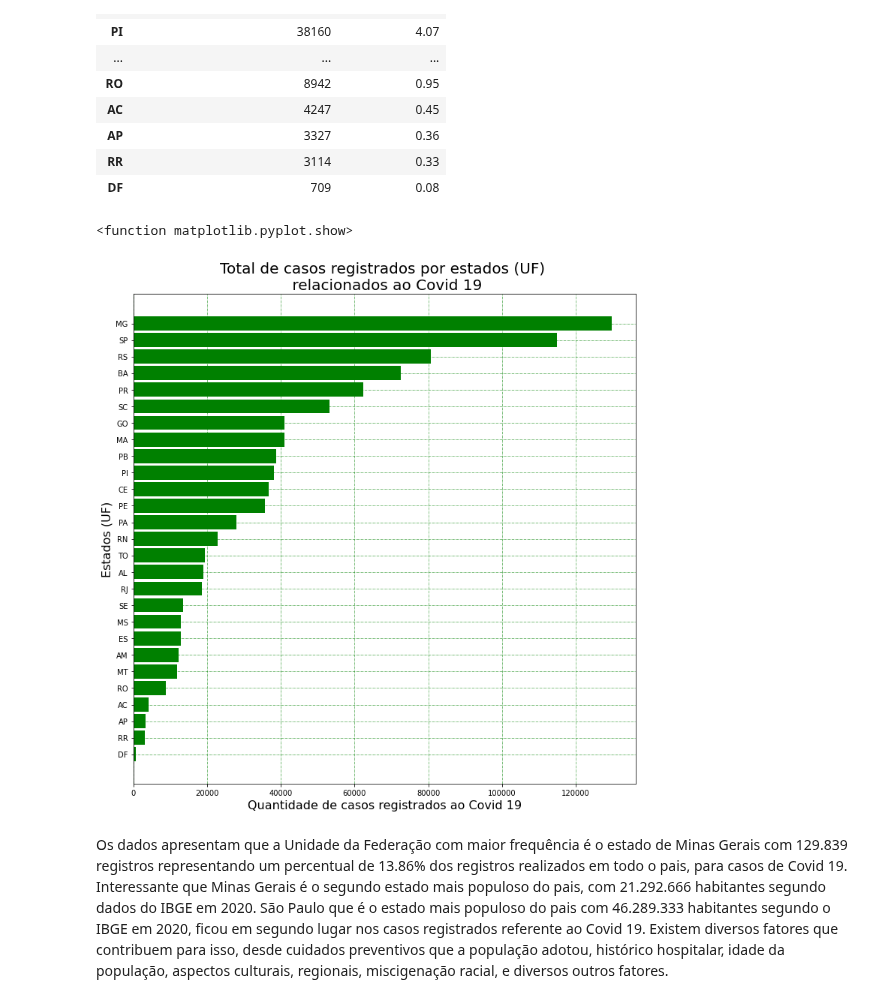
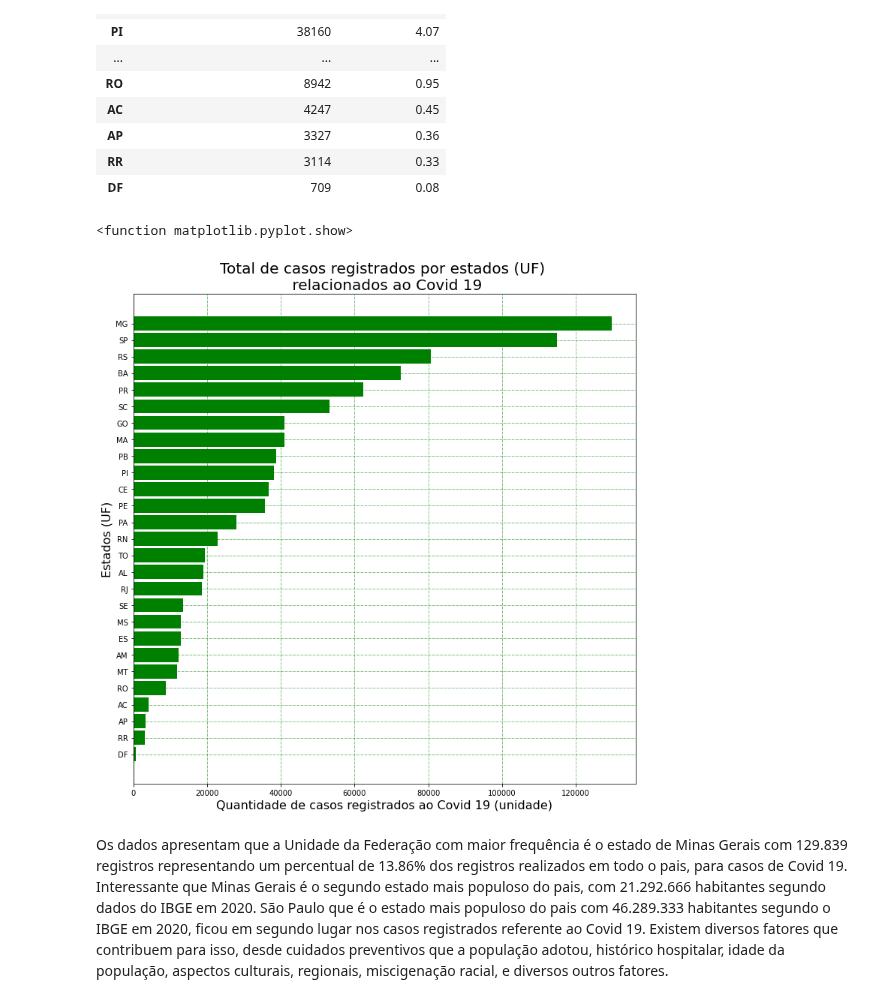
Before and after one commit to yoshinaga2904/Bootcamp-Alura, a Jupyter notebook: Fabio_Yoshinaga_Projeto_modulo_1.ipynb, the cells around one changed output. Cells and saved outputs as stored; diff of their text form; code cells hidden in the pictures.

```diff
--- a/Fabio_Yoshinaga_Projeto_modulo_1.ipynb
+++ b/Fabio_Yoshinaga_Projeto_modulo_1.ipynb
@@ -149,33 +149,33 @@ casos_registrados
 # %%
 #Criando um gráfico
 plt.figure(figsize=(12, 12))
 
 #armazenando valores de frequências para construir o gráfico - eixo x
 casos_registrados.sort_values(by='Frequência de casos Registrados', ascending=True, inplace=True)
 frequencia = casos_registrados['Frequência de casos Registrados']
 
 #armazenando valores dos estados UF para construir o gráfico - eixo y
 UF = casos_registrados.index
 
 #Chamando método barh do matplotlib, para construir o gráfico de barras horizontais
 plt.barh(UF, frequencia, height=0.85, color='green')
 
 #Criando um título
 plt.title('Total de casos registrados por estados (UF) \n relacionados ao Covid 19', fontsize = 20)
 
 #Nomeando o eixo y
 plt.ylabel('Estados (UF)', fontsize = 16)
 
 #Nomeando o eixo x
-plt.xlabel('Quantidade de casos registrados ao Covid 19', fontsize = 16)
+plt.xlabel('Quantidade de casos registrados ao Covid 19 (unidade)', fontsize = 16)
 
 #grid para orientação
 plt.grid(color='g', linestyle='-.', linewidth=0.5)
 
 plt.show
 # %% [output]
 <function matplotlib.pyplot.show>
-[figure, old version]
+[figure, new version]
 # %% [markdown]
 Os dados apresentam que a Unidade da Federação com maior frequência é o estado de Minas Gerais com 129.839 registros representando um percentual de 13.86% dos registros realizados em todo o pais, para casos de Covid 19. Interessante que Minas Gerais é o segundo estado mais populoso do pais, com 21.292.666 habitantes segundo dados do IBGE em 2020. São Paulo que é o estado mais populoso do pais com 46.289.333 habitantes segundo o IBGE em 2020, ficou em segundo lugar nos casos registrados referente ao Covid 19.
 Existem diversos fatores que contribuem para isso, desde cuidados preventivos que a população adotou, histórico hospitalar, idade da população, aspectos culturais, regionais, miscigenação racial, e diversos outros fatores.
```
Also changed, not shown: parts of 5 cells of this notebook.
